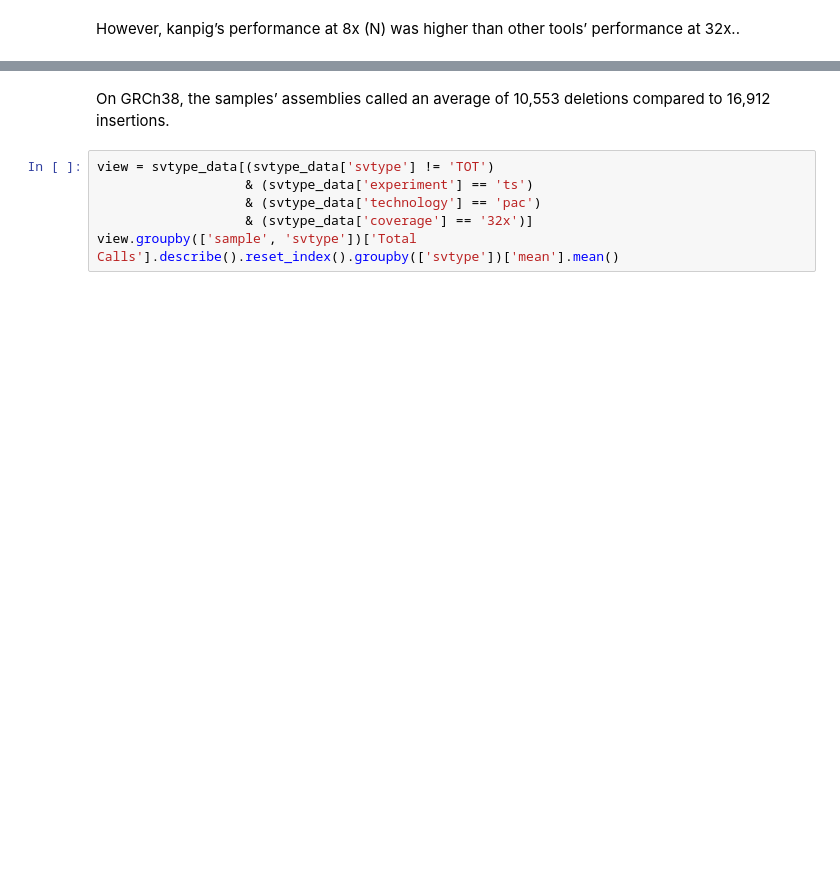
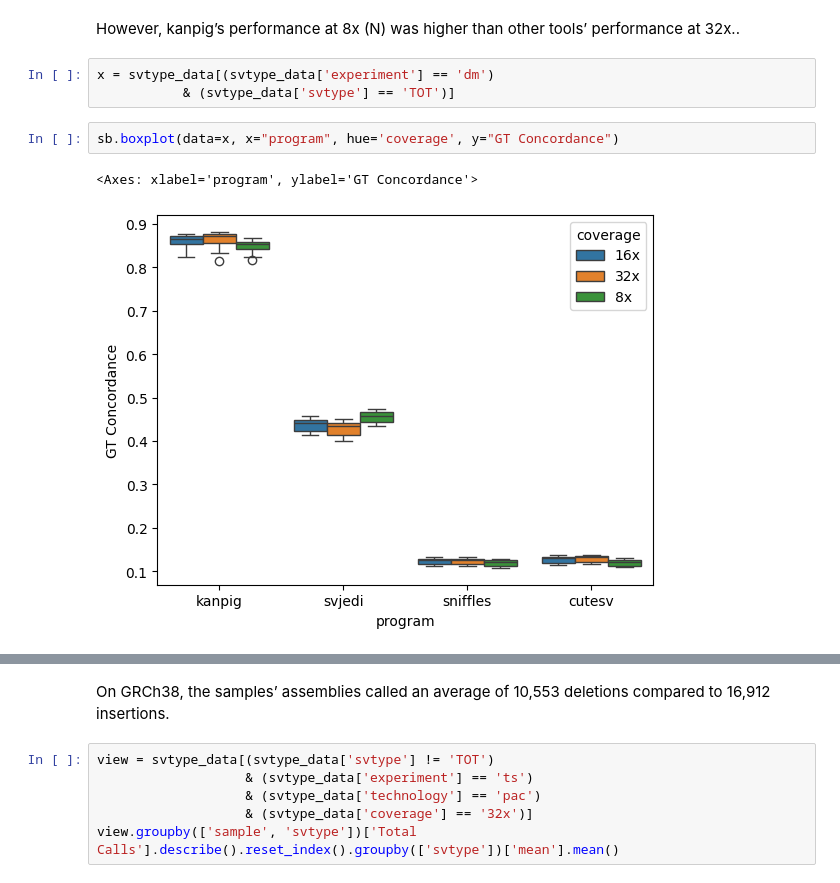
Before and after one commit to fabio-cunial/kanpig_experiments, a Jupyter notebook: manuscript/analysis/TS_Analysis.ipynb, the cells around one changed output, grey strips where cells are left out. Cells and saved outputs as stored; diff of their text form; blank space fills up the shorter version.

```diff
--- a/manuscript/analysis/TS_Analysis.ipynb
+++ b/manuscript/analysis/TS_Analysis.ipynb
@@ -129,6 +131,14 @@ svjedi      0.720
 Name: mean, dtype: float64
 # %% [markdown]
 However, kanpig’s performance at 8x (N) was higher than other tools’ performance at 32x..
+# %%
+x = svtype_data[(svtype_data['experiment'] == 'dm')
+           & (svtype_data['svtype'] == 'TOT')]
+# %%
+sb.boxplot(data=x, x="program", hue='coverage', y="GT Concordance")
+# %% [output]
+<Axes: xlabel='program', ylabel='GT Concordance'>
+[figure, added]
 # %%
 view = svtype_data[(svtype_data['svtype'] == 'TOT')
                     & (svtype_data['experiment'] == 'ts')
```
Also changed, not shown: parts of 16 cells of this notebook, 2 other files.
